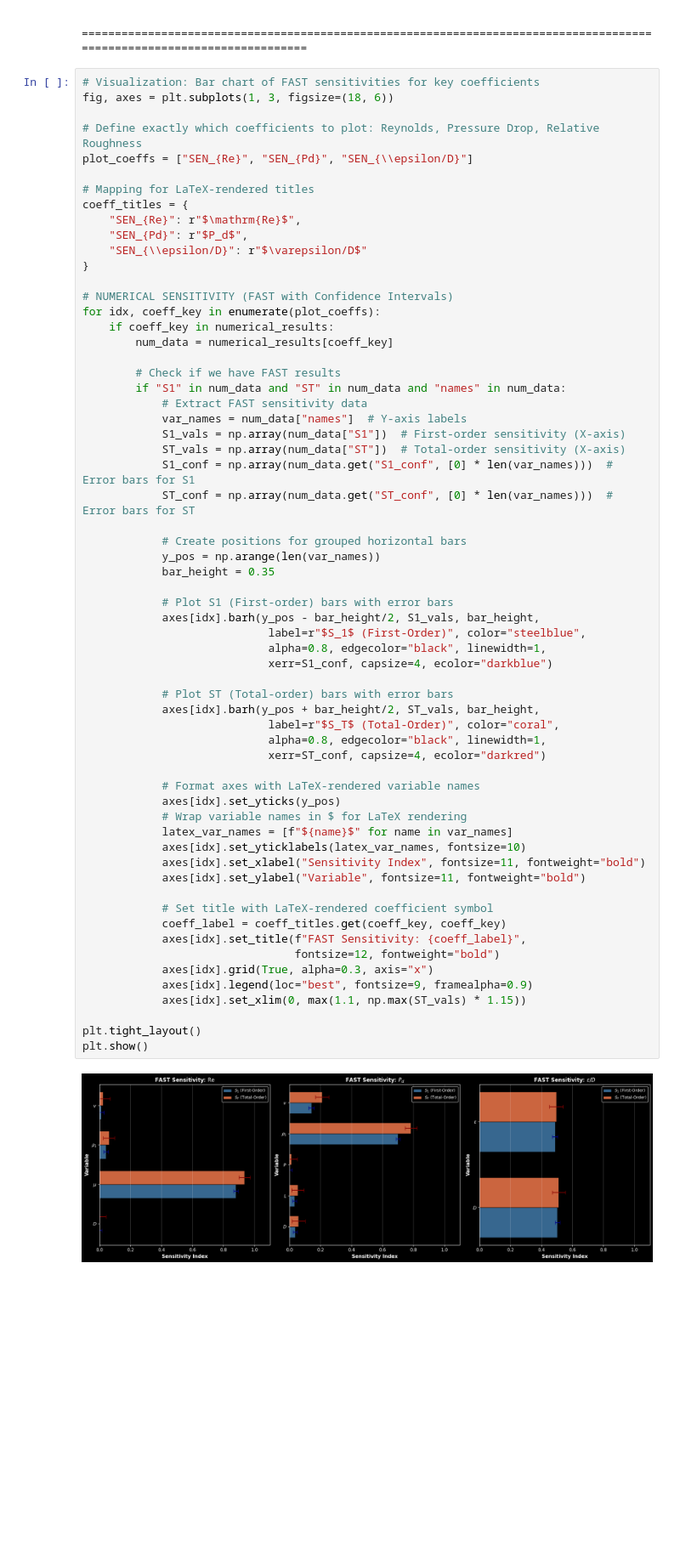
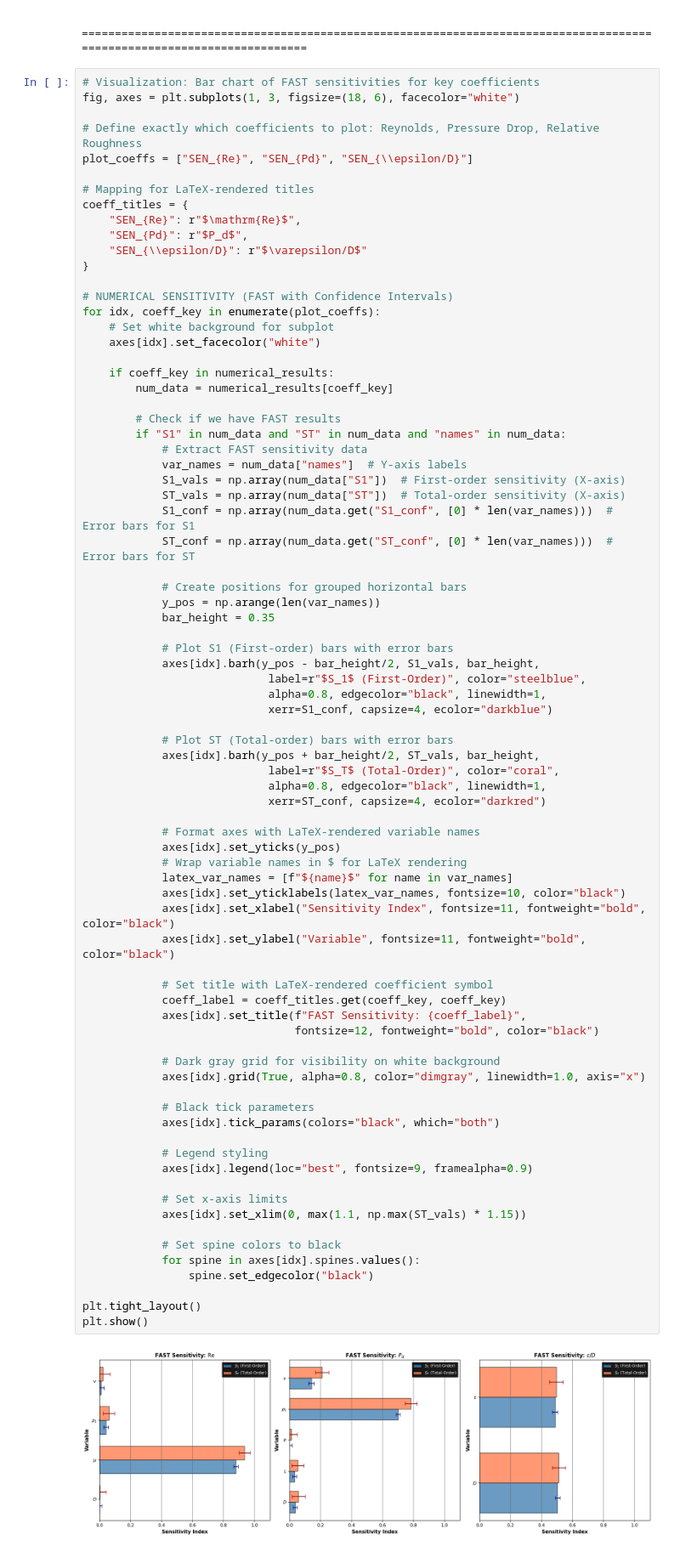
Before and after one commit to DASA-Design/PyDASA, a Jupyter notebook: docs/source/_static/examples/notebooks/PyDASA-Reynolds.ipynb, the cells around one changed output. Shown at 85% size. Cells and saved outputs as stored; diff of their text form; blank space fills up the shorter version.

```diff
--- a/docs/source/_static/examples/notebooks/PyDASA-Reynolds.ipynb
+++ b/docs/source/_static/examples/notebooks/PyDASA-Reynolds.ipynb
@@ -1091,7 +1127,7 @@ D                    0.503199                  0.511426                  0.01604
 ========================================================================================================================
 # %%
 # Visualization: Bar chart of FAST sensitivities for key coefficients
-fig, axes = plt.subplots(1, 3, figsize=(18, 6))
+fig, axes = plt.subplots(1, 3, figsize=(18, 6), facecolor="white")
 
 # Define exactly which coefficients to plot: Reynolds, Pressure Drop, Relative Roughness
 plot_coeffs = ["SEN_{Re}", "SEN_{Pd}", "SEN_{\\epsilon/D}"]
@@ -1105,6 +1141,9 @@ coeff_titles = {
 
 # NUMERICAL SENSITIVITY (FAST with Confidence Intervals)
 for idx, coeff_key in enumerate(plot_coeffs):
+    # Set white background for subplot
+    axes[idx].set_facecolor("white")
+
     if coeff_key in numerical_results:
         num_data = numerical_results[coeff_key]
 
@@ -1120,39 +1159,52 @@ for idx, coeff_key in enumerate(plot_coeffs):
             # Create positions for grouped horizontal bars
             y_pos = np.arange(len(var_names))
             bar_height = 0.35
 
             # Plot S1 (First-order) bars with error bars
             axes[idx].barh(y_pos - bar_height/2, S1_vals, bar_height,
                             label=r"$S_1$ (First-Order)", color="steelblue",
                             alpha=0.8, edgecolor="black", linewidth=1,
                             xerr=S1_conf, capsize=4, ecolor="darkblue")
 
             # Plot ST (Total-order) bars with error bars
             axes[idx].barh(y_pos + bar_height/2, ST_vals, bar_height,
                             label=r"$S_T$ (Total-Order)", color="coral",
                             alpha=0.8, edgecolor="black", linewidth=1,
                             xerr=ST_conf, capsize=4, ecolor="darkred")
 
             # Format axes with LaTeX-rendered variable names
             axes[idx].set_yticks(y_pos)
             # Wrap variable names in $ for LaTeX rendering
             latex_var_names = [f"${name}$" for name in var_names]
-            axes[idx].set_yticklabels(latex_var_names, fontsize=10)
-            axes[idx].set_xlabel("Sensitivity Index", fontsize=11, fontweight="bold")
-            axes[idx].set_ylabel("Variable", fontsize=11, fontweight="bold")
+            axes[idx].set_yticklabels(latex_var_names, fontsize=10, color="black")
+            axes[idx].set_xlabel("Sensitivity Index", fontsize=11, fontweight="bold", color="black")
+            axes[idx].set_ylabel("Variable", fontsize=11, fontweight="bold", color="black")
 
             # Set title with LaTeX-rendered coefficient symbol
             coeff_label = coeff_titles.get(coeff_key, coeff_key)
             axes[idx].set_title(f"FAST Sensitivity: {coeff_label}",
-                                fontsize=12, fontweight="bold")
-            axes[idx].grid(True, alpha=0.3, axis="x")
+                                fontsize=12, fontweight="bold", color="black")
+
+            # Dark gray grid for visibility on white background
+            axes[idx].grid(True, alpha=0.8, color="dimgray", linewidth=1.0, axis="x")
+
+            # Black tick parameters
+            axes[idx].tick_params(colors="black", which="both")
+
+            # Legend styling
             axes[idx].legend(loc="best", fontsize=9, framealpha=0.9)
+
+            # Set x-axis limits
             axes[idx].set_xlim(0, max(1.1, np.max(ST_vals) * 1.15))
+
+            # Set spine colors to black
+            for spine in axes[idx].spines.values():
+                spine.set_edgecolor("black")
 
 plt.tight_layout()
 plt.show()
 # %% [output]
-[figure, old version]
+[figure, new version]
 # %% [markdown]
 ## 11. Summary and Key Takeaways
 
```
Also changed, not shown: parts of 3 cells of this notebook, 1 other file.
